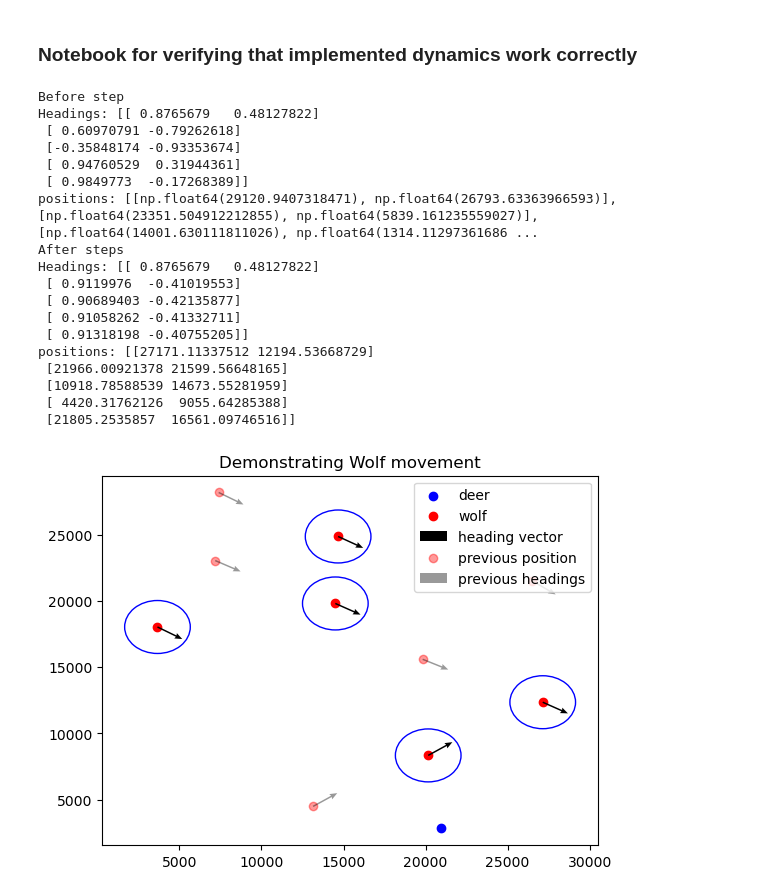
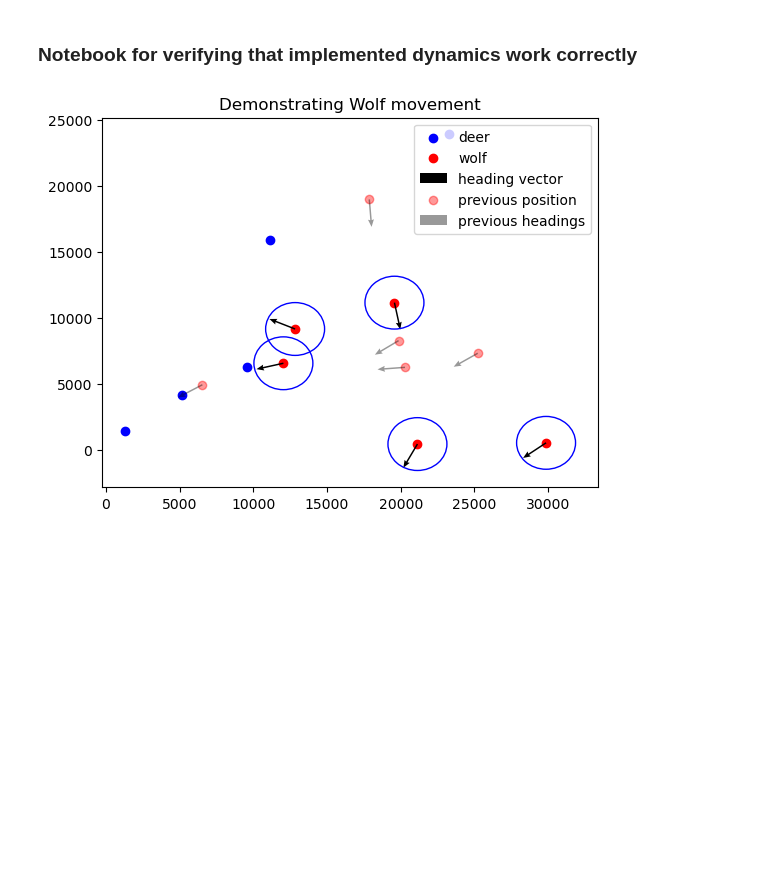
Before and after one commit to LukeRDuob/MDM3_wolf_reintroducution, a Jupyter notebook: project/ABM/testing_methods.ipynb, the cells around one changed output. Saved outputs shown, nothing was run; the diff lists cells and outputs as text; code cells hidden in the pictures; blank space fills up the shorter version.

Commit message:
more movement changes

```diff
--- a/project/ABM/testing_methods.ipynb
+++ b/project/ABM/testing_methods.ipynb
@@ -60,7 +60,7 @@ def plot_headings(positions, headings, sensing_radius, animal, old_positions=np.
     plt.show()
 # %%
 num_wolves = 5
-num_deer = 1
+num_deer = 5
 
 # Create smaller world
 small_world = SpeciesModel(
@@ -68,7 +68,7 @@ small_world = SpeciesModel(
     init_deer = num_deer,
     height=30000,
     width=30000,
-    seed=42,
+    seed=40,
     init_num_of_packs = 3,
     predator = 'Wolf',  # Helper attribute to avoid imports when accessing agent type
     energy_decrease = 0.05,  # Energy decrease parameter
@@ -88,57 +88,35 @@ for agent in small_world.space.agents:
     x,y = agent.pos
     # check if wolf
     if agent.species == 'Wolf':
         wolf_positions.append([x,y])
         wolves.append(agent)
     elif agent.species == 'Deer':
         deer_positions.append([x,y])
         deer.append(agent)
 
 deer_positions = np.array(deer_positions)
 
 wolf_headings = np.zeros((num_wolves,2))
 for i,w in enumerate(wolves):
     wolf_headings[i] = w.heading
 
 
-# perform one step of movement
-print('Before step')
-print('Headings:', wolf_headings)
-print('positions:', wolf_positions)
-
+# Perform some steps
 n_steps = 5
 headings = np.zeros((n_steps,len(wolf_headings), 2))
 positions = np.zeros((n_steps, len(wolf_positions),2))
+
 for step in range(n_steps):
+    # Move the wolves each step, storing their positions and headings
     for i,w in enumerate(wolves):
         w.move()
         headings[step][i] = w.heading
         x,y = w.pos
         positions[step][i] = [x,y]
-print(f'After steps')
-print('Headings:', headings[3])
-print('positions:', positions[3])
+
 
 
 plot_headings(positions[2], headings[2], wolves[0].sensing_radius, 'Wolf', positions[1], headings[1])
 plot_headings(positions[4], headings[4], wolves[0].sensing_radius, 'Wolf', positions[3], headings[3])
 # %% [output]
-Before step
-Headings: [[ 0.8765679   0.48127822]
- [ 0.60970791 -0.79262618]
- [-0.35848174 -0.93353674]
- [ 0.94760529  0.31944361]
- [ 0.9849773  -0.17268389]]
-positions: [[np.float64(29120.9407318471), np.float64(26793.63363966593)], [np.float64(23351.504912212855), np.float64(5839.161235559027)], [np.float64(14001.630111811026), np.float64(1314.11297361686 ...
-After steps
-Headings: [[ 0.8765679   0.48127822]
- [ 0.9119976  -0.41019553]
- [ 0.90689403 -0.42135877]
- [ 0.91058262 -0.41332711]
- [ 0.91318198 -0.40755205]]
-positions: [[27171.11337512 12194.53668729]
- [21966.00921378 21599.56648165]
- [10918.78588539 14673.55281959]
- [ 4420.31762126  9055.64285388]
- [21805.2535857  16561.09746516]]
-[figure, old version]
+[figure, new version]
```
Also changed, not shown: parts of 3 cells of this notebook, 3 other files.
